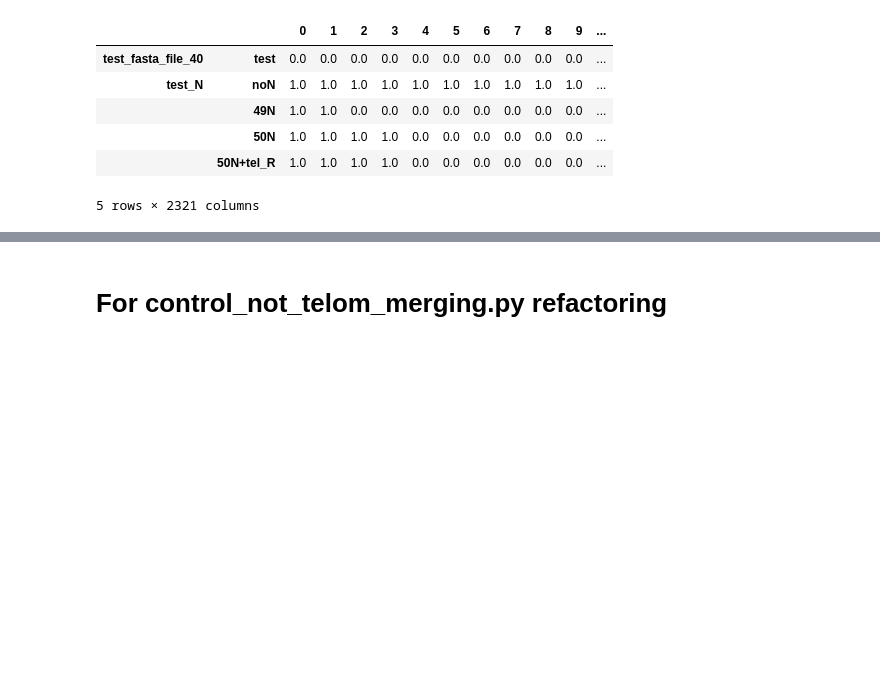
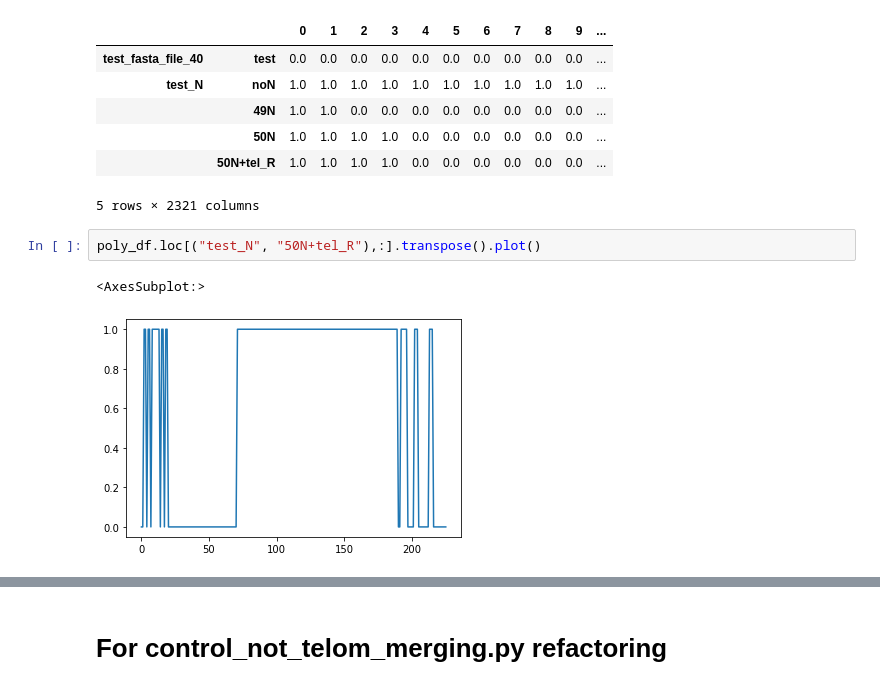
Before and after one commit to GillesFischerSorbonne/telofinder, a Jupyter notebook: src/python_script/analyse_telom_testing.ipynb, the cells around one changed output, grey strips where cells are left out. Drawn from its saved outputs; the diff is of its cells as text; blank space fills up the shorter version.

```diff
--- a/src/python_script/analyse_telom_testing.ipynb
+++ b/src/python_script/analyse_telom_testing.ipynb
@@ -46,3 +46,8 @@ pat_df.head()
 |  | 50N | 1.0 | 1.0 | 1.0 | 1.0 | 0.0 | 0.0 | 0.0 | 0.0 | 0.0 | 0.0 | ... |
 |  | 50N+tel_R | 1.0 | 1.0 | 1.0 | 1.0 | 0.0 | 0.0 | 0.0 | 0.0 | 0.0 | 0.0 | ... |
 5 rows × 2321 columns
+# %%
+poly_df.loc[("test_N", "50N+tel_R"),:].transpose().plot()
+# %% [output]
+<AxesSubplot:>
+[figure, added]
```
Also changed, not shown: parts of 1 cell of this notebook.
